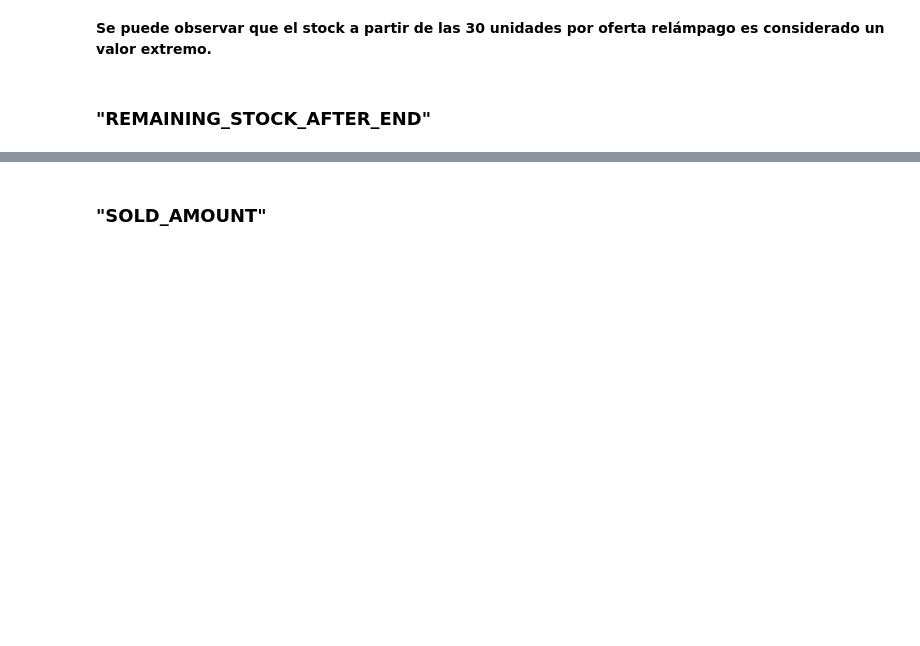
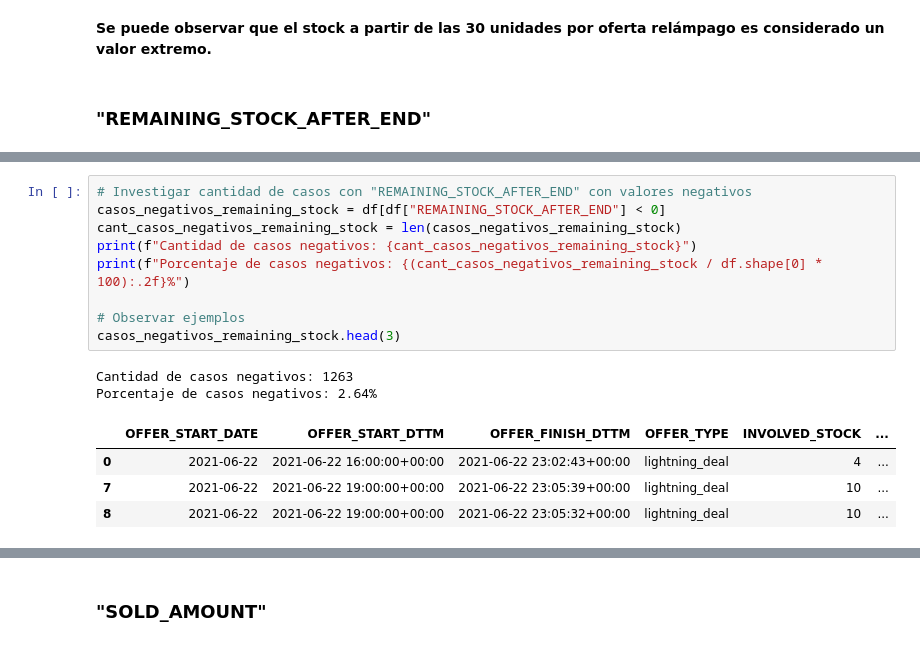
Before and after one commit to plijtmaer/ds-de-challenge, a Jupyter notebook: Notebooks/eda.ipynb, the cells around one changed output, grey strips where cells are left out. Cells and saved outputs as stored; diff of their text form; blank space fills up the shorter version.

```diff
--- a/Notebooks/eda.ipynb
+++ b/Notebooks/eda.ipynb
@@ -527,0 +560,16 @@ Name: count, Length: 801, dtype: int64
+# %%
+# Investigar cantidad de casos con "REMAINING_STOCK_AFTER_END" con valores negativos
+casos_negativos_remaining_stock = df[df["REMAINING_STOCK_AFTER_END"] < 0]
+cant_casos_negativos_remaining_stock = len(casos_negativos_remaining_stock)
+print(f"Cantidad de casos negativos: {cant_casos_negativos_remaining_stock}")
+print(f"Porcentaje de casos negativos: {(cant_casos_negativos_remaining_stock / df.shape[0] * 100):.2f}%")
+
+# Observar ejemplos
+casos_negativos_remaining_stock.head(3)
+# %% [output]
+Cantidad de casos negativos: 1263
+Porcentaje de casos negativos: 2.64%
+|  | OFFER_START_DATE | OFFER_START_DTTM | OFFER_FINISH_DTTM | OFFER_TYPE | INVOLVED_STOCK | ... |
+| 0 | 2021-06-22 | 2021-06-22 16:00:00+00:00 | 2021-06-22 23:02:43+00:00 | lightning_deal | 4 | ... |
+| 7 | 2021-06-22 | 2021-06-22 19:00:00+00:00 | 2021-06-22 23:05:39+00:00 | lightning_deal | 10 | ... |
+| 8 | 2021-06-22 | 2021-06-22 19:00:00+00:00 | 2021-06-22 23:05:32+00:00 | lightning_deal | 10 | ... |
```
Also changed, not shown: parts of 21 cells of this notebook, 1 other file.
